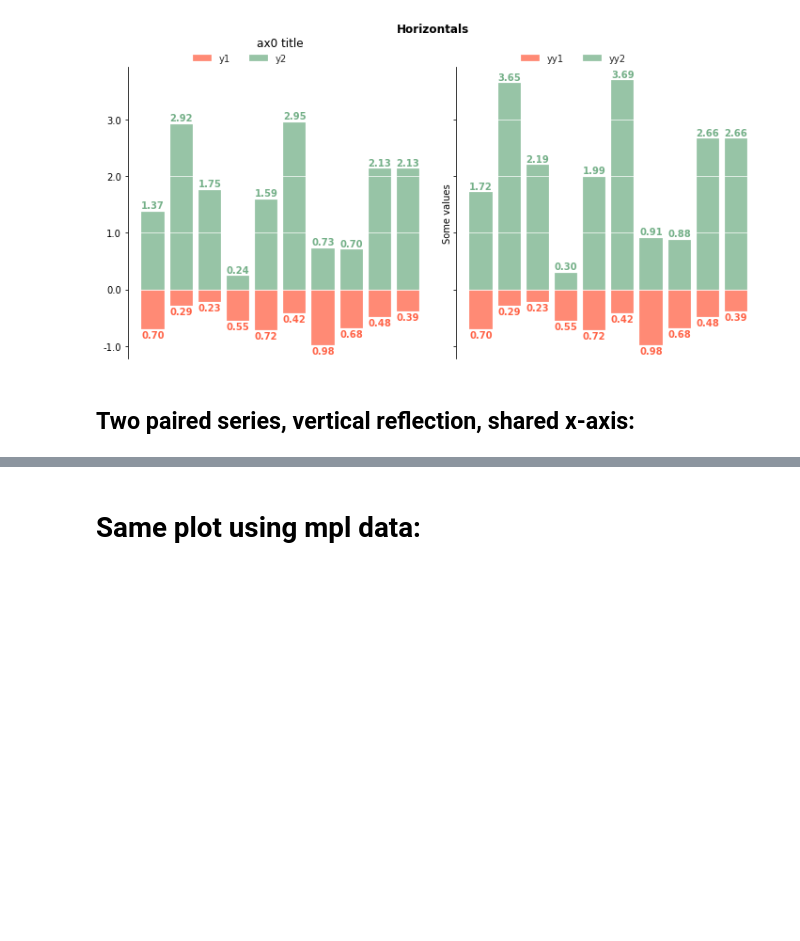
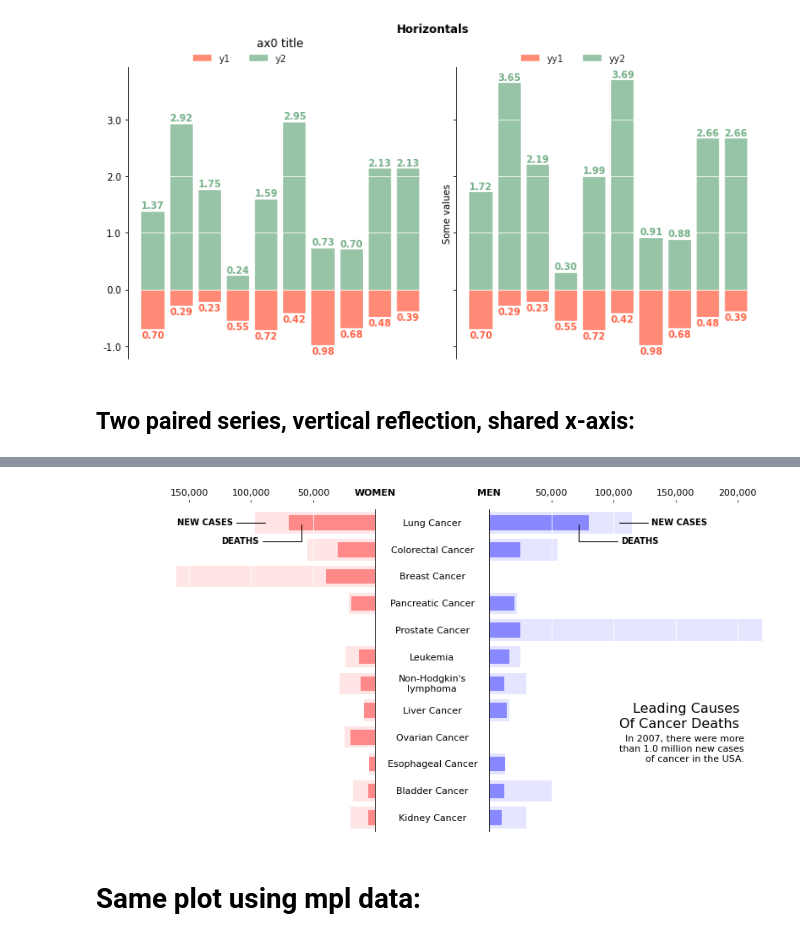
Before and after one commit to CatChenal/Mirrored_Barplots, a Jupyter notebook: notebooks/Mirrored_Barplots.ipynb, the cells around one changed output, grey strips where cells are left out. Cells and saved outputs as stored; diff of their text form; code cells hidden in the pictures; blank space fills up the shorter version.

```diff
--- a/notebooks/Mirrored_Barplots.ipynb
+++ b/notebooks/Mirrored_Barplots.ipynb
@@ -305,3 +266,8 @@ rougier.plot_paired_categories(rougier_data['diseases'],
+# %%
+fig_name = DIR_IMG.joinpath('rougier_caption_right.png')
+rougier_example(caption_side=1)
+# %% [output]
+[figure, added]
 # %% [markdown]
 # Same plot using mpl data:
 # %%
```
Also changed, not shown: parts of 36 cells of this notebook, 7 other files.
